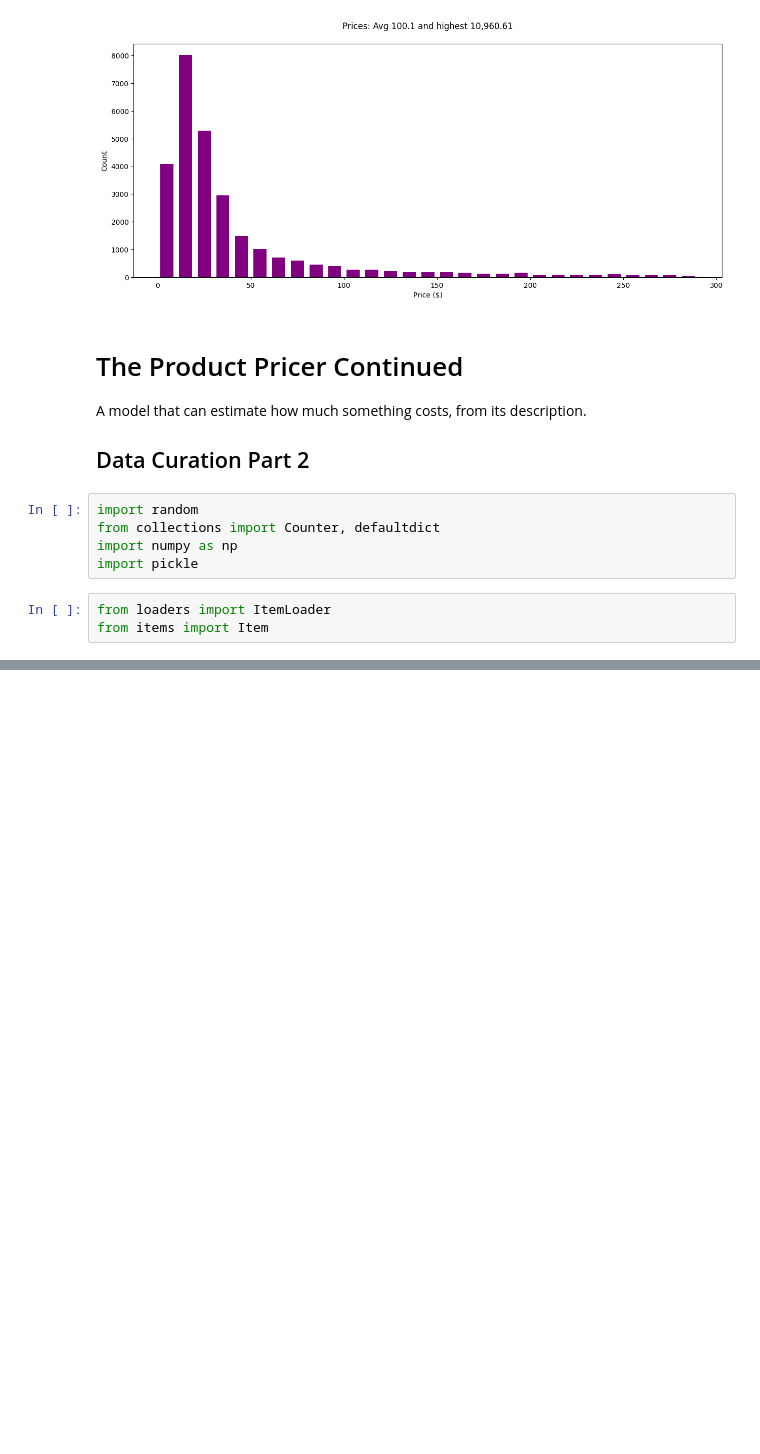
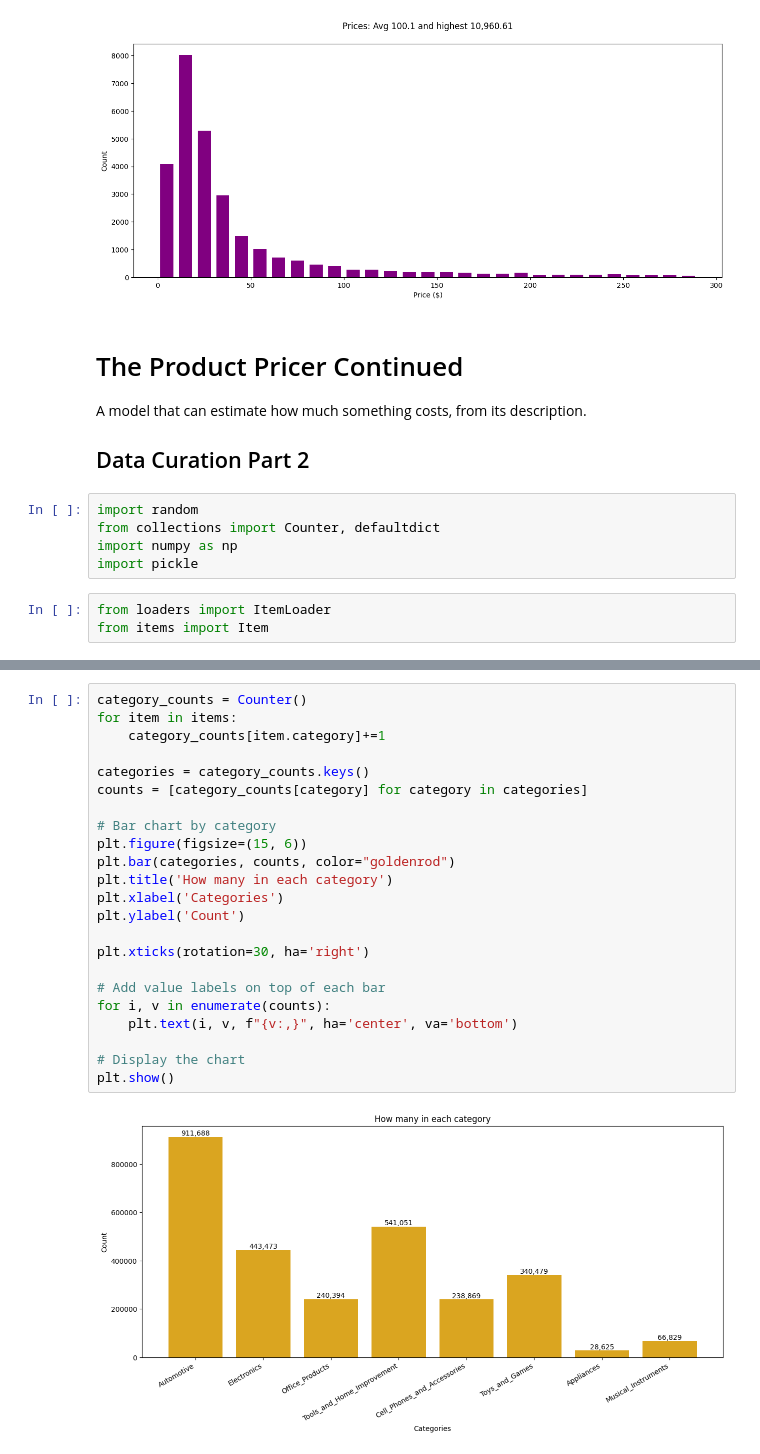
Before and after one commit to Soroushav/llm_basics, a Jupyter notebook: price_predict/main.ipynb, the cells around one changed output, grey strips where cells are left out. Drawn from its saved outputs; the diff is of its cells as text; blank space fills up the shorter version.

```diff
--- a/price_predict/main.ipynb
+++ b/price_predict/main.ipynb
@@ -165,0 +317,25 @@ Loading dataset Home_and_Kitchen
+# %%
+category_counts = Counter()
+for item in items:
+    category_counts[item.category]+=1
+
+categories = category_counts.keys()
+counts = [category_counts[category] for category in categories]
+
+# Bar chart by category
+plt.figure(figsize=(15, 6))
+plt.bar(categories, counts, color="goldenrod")
+plt.title('How many in each category')
+plt.xlabel('Categories')
+plt.ylabel('Count')
+
+plt.xticks(rotation=30, ha='right')
+
+# Add value labels on top of each bar
+for i, v in enumerate(counts):
+    plt.text(i, v, f"{v:,}", ha='center', va='bottom')
+
+# Display the chart
+plt.show()
+# %% [output]
+[figure, added]
```
Also changed, not shown: parts of 20 cells of this notebook, 2 other files.
